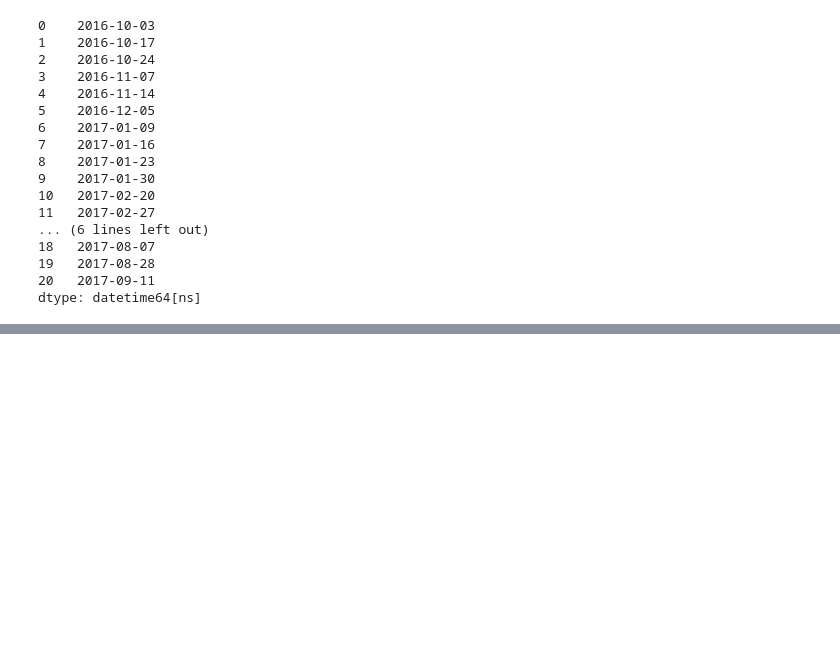
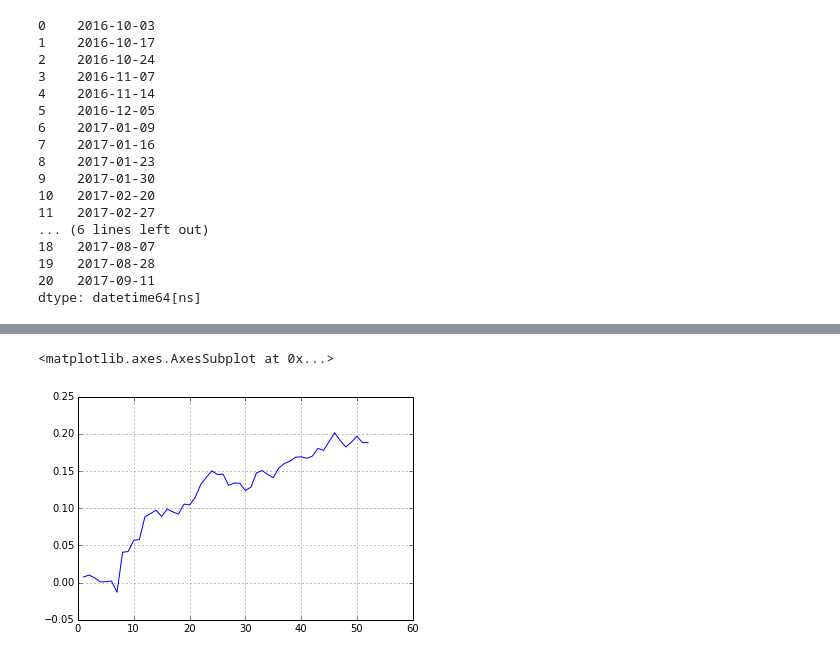
Before and after one commit to mihirk11/stock-trends, a Jupyter notebook: POC.ipynb, the cells around one changed output, grey strips where cells are left out. Drawn from its saved outputs; the diff is of its cells as text; code cells hidden in the pictures; blank space fills up the shorter version.

```diff
--- a/POC.ipynb
+++ b/POC.ipynb
@@ -125,0 +178,4 @@ dtype: datetime64[ns]
+# %%
+valid_dji_change = dji_change[1:]
+valid_dji_change['Close_cumsum'] = valid_dji_change.Close.cumsum()
+valid_dji_change
@@ -125,0 +201,5 @@ dtype: datetime64[ns]
+# %%
+valid_dji_change['Close_cumsum'].plot()
+# %% [output]
+<matplotlib.axes.AxesSubplot at 0x...>
+[figure, added]
```
Also changed, not shown: parts of 4 cells of this notebook.
